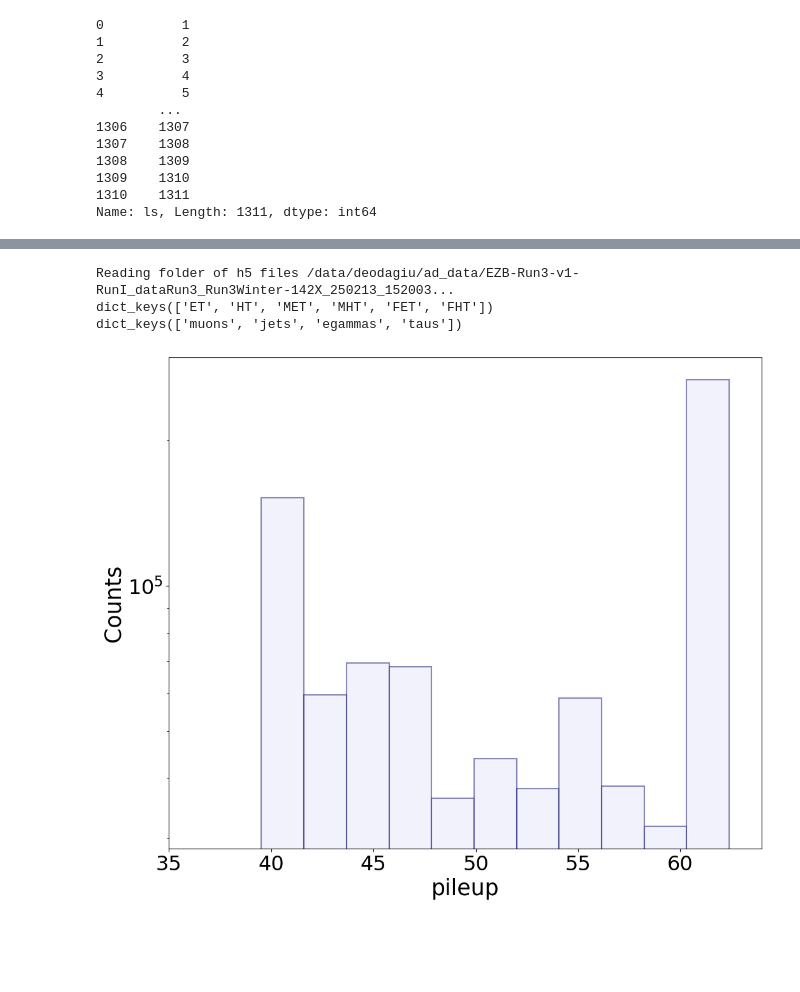
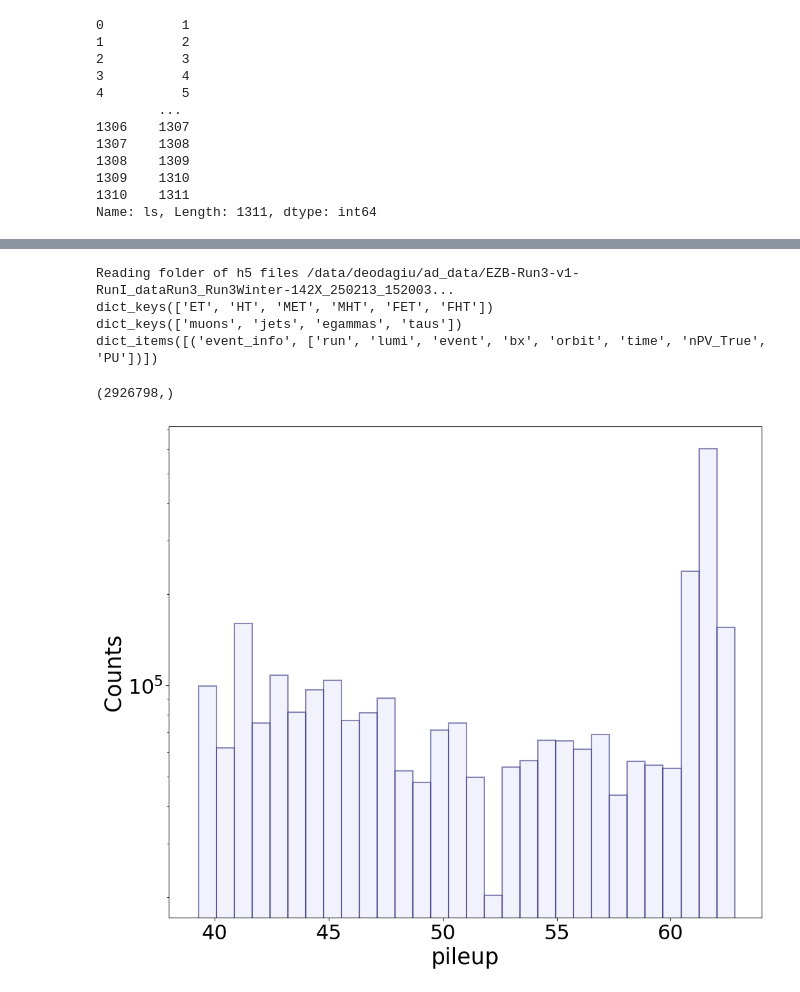
Before and after one commit to bb511/adl1t_datamaker, a Jupyter notebook: notebooks/pileup_vs_towers.ipynb, the cells around one changed output, grey strips where cells are left out. Drawn from its saved outputs; the diff is of its cells as text; code cells hidden in the pictures; blank space fills up the shorter version.

```diff
--- a/notebooks/pileup_vs_towers.ipynb
+++ b/notebooks/pileup_vs_towers.ipynb
@@ -32,12 +32,14 @@ plt.show()
 # %%
-folder = Path("/data/deodagiu/ad_data/EZB-Run3-v1-RunI_dataRun3_Run3Winter-142X_250213_152003")
+folder = Path("/data/deodagiu/ad_data/EZB-Run3-v1-RunI_dataRun3_Run3Winter-142X_250213_152003/")
 reader = root2h5.Root2h5()
 h5file = reader.read_folder(folder)
 print(reader.energies.keys())
 print(reader.particles.keys())
+print(reader.event_info.items())
 # %% [output]
 Reading folder of h5 files /data/deodagiu/ad_data/EZB-Run3-v1-RunI_dataRun3_Run3Winter-142X_250213_152003...
 dict_keys(['ET', 'HT', 'MET', 'MHT', 'FET', 'FHT'])
 dict_keys(['muons', 'jets', 'egammas', 'taus'])
+dict_items([('event_info', ['run', 'lumi', 'event', 'bx', 'orbit', 'time', 'nPV_True', 'PU'])])
 # %%
 pileup = h5file["event_info"][:, -1]
@@ -49,21 +51,23 @@ plt.rc("axes", titlesize=25)
 plt.rc("axes", labelsize=25)
 plt.rc("legend", fontsize=22)
 # %%
+print(pileup[pileup > 0.1].shape)
 plt.figure(figsize=(12, 10))
-plt.xlim(35, 64)
+plt.xlim(38, 64)
 plt.hist(
-    x=np.array(pileup).flatten(),
+    x=np.array(pileup[pileup > 0.1]).flatten(),
     bins=30,
     alpha=0.5,
     linewidth=1.5,
     color="lavender",
     edgecolor="midnightblue",
 )
 plt.xlabel("pileup")
 plt.ylabel("Counts")
 plt.gca().set_yscale("log")
 # %% [output]
+(2926798,)
-[figure, old version]
+[figure, new version]
 # %%
 plt.figure(figsize=(12, 10))
 plt.xlim(np.nanmin(towers), np.nanmax(towers))
```
Also changed, not shown: parts of 8 cells of this notebook, 2 other files.
